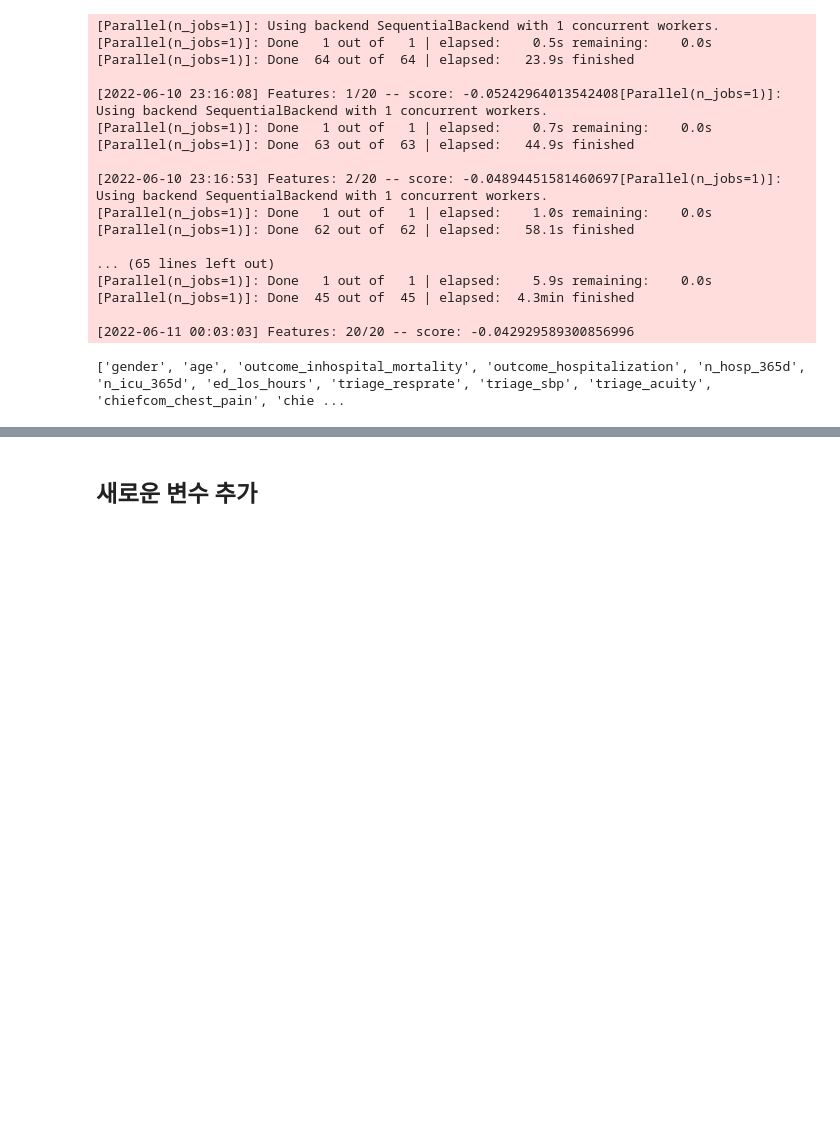
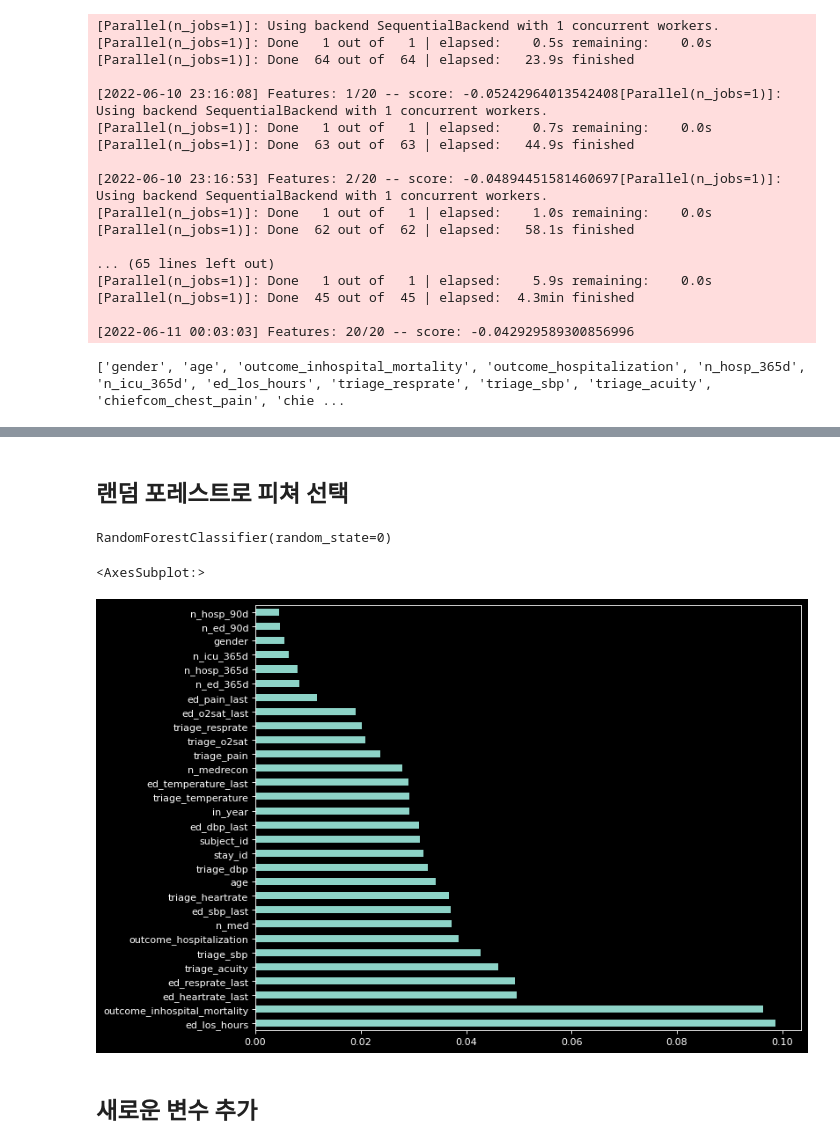
Before and after one commit to noseaj/mimiciv-High-blood-pressure, a Jupyter notebook: eda/data_preprocess2.ipynb, the cells around one changed output, grey strips where cells are left out. Saved outputs shown, nothing was run; the diff lists cells and outputs as text; code cells hidden in the pictures; blank space fills up the shorter version.

```diff
--- a/eda/data_preprocess2.ipynb
+++ b/eda/data_preprocess2.ipynb
@@ -85,0 +99,8 @@ print(feat_names)
+# %% [markdown]
+## 랜덤 포레스트로 피쳐 선택
+# %%
+from sklearn.ensemble import RandomForestClassifier
+clf = RandomForestClassifier(n_estimators=100, random_state=0)
+clf.fit(x, y)
+# %% [output]
+RandomForestClassifier(random_state=0)
@@ -86,3 +114,10 @@ print(feat_names)
+# %%
+plt.figure(num=None, figsize=(10,8), dpi=80, edgecolor='k')
+feat_importances = pd.Series(clf.feature_importances_, index= x.columns)
+feat_importances.nlargest(30).plot(kind='barh')
+# %% [output]
+<AxesSubplot:>
+[figure, added]
 # %% [markdown]
 ## 새로운 변수 추가
 # %%
```
Also changed, not shown: parts of 24 cells of this notebook, 15 other files.
